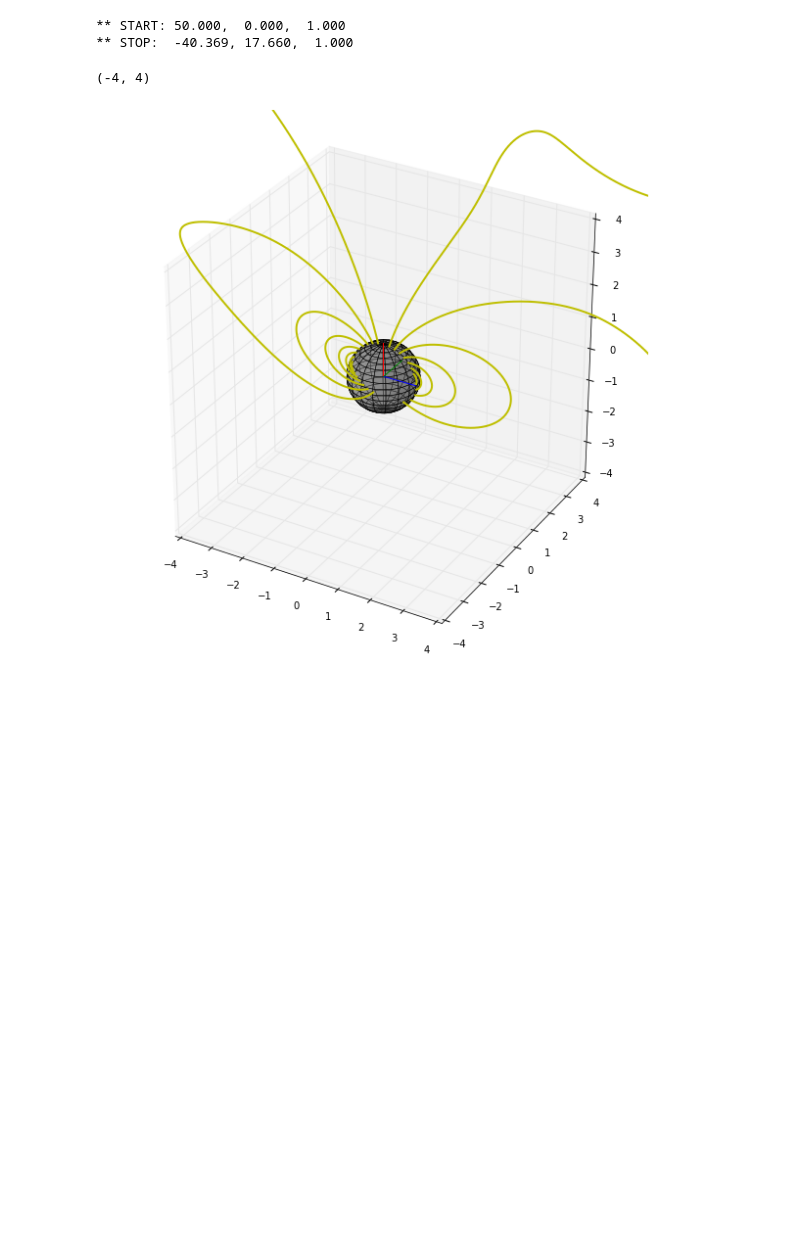
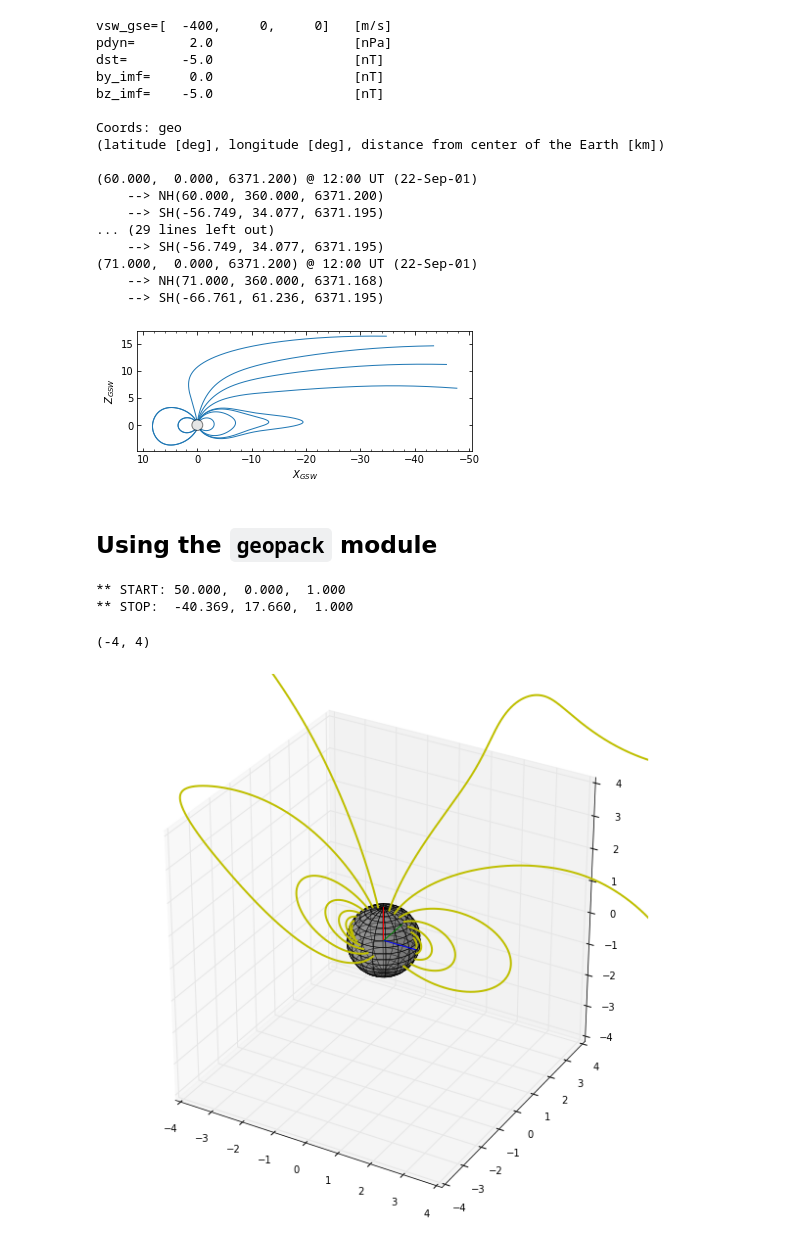
Before and after one commit to johncoxon/tsyganenko, a Jupyter notebook: Tsyganenko - Python examples.ipynb, the cells around one changed output. Drawn from its saved outputs; the diff is of its cells as text; code cells hidden in the pictures; blank space fills up the shorter version.

```diff
--- a/Tsyganenko - Python examples.ipynb
+++ b/Tsyganenko - Python examples.ipynb
@@ -35,0 +42,39 @@ bzimf= -5                       [nT]
+# %%
+trace_dt = dt.datetime(2001,9,22,12)
+
+coordinates = np.array([[60,     0, tsy.RE],
+                        [71,     0, tsy.RE],
+                        [84,     0, tsy.RE],
+                        [84,   180, tsy.RE],
+                        [80,   180, tsy.RE],
+                        [76,   180, tsy.RE],
+                        [71.5, 180, tsy.RE],
+                        [71,   180, tsy.RE],
+                        [69,   180, tsy.RE],
+                        [60,   180, tsy.RE],
+                        [60,     0, tsy.RE],
+                        [71,     0, tsy.RE]])
+
+video_trace = tsy.Trace(coordinates[:,0], coordinates[:,1], coordinates[:,2], datetime = trace_dt)
+# %%
+print(video_trace)
+ax = video_trace.plot(color='C0')
+# %% [output]
+vsw_gse=[  -400,     0,     0]   [m/s]
+pdyn=       2.0                  [nPa]
+dst=       -5.0                  [nT]
+by_imf=     0.0                  [nT]
+bz_imf=    -5.0                  [nT]
+
+Coords: geo
+(latitude [deg], longitude [deg], distance from center of the Earth [km])
+
+(60.000,  0.000, 6371.200) @ 12:00 UT (22-Sep-01)
+    --> NH(60.000, 360.000, 6371.200)
+    --> SH(-56.749, 34.077, 6371.195)
+... (29 lines left out)
+    --> SH(-56.749, 34.077, 6371.195)
+(71.000,  0.000, 6371.200) @ 12:00 UT (22-Sep-01)
+    --> NH(71.000, 360.000, 6371.168)
+    --> SH(-66.761, 61.236, 6371.195)
+[figure, added]
@@ -36,3 +90,5 @@ bzimf= -5                       [nT]
+# %% [markdown]
+## Using the `geopack` module
 # %%
 # Inputs
 # Date and time
```
Also changed, not shown: parts of 10 cells of this notebook, 1 other file.
